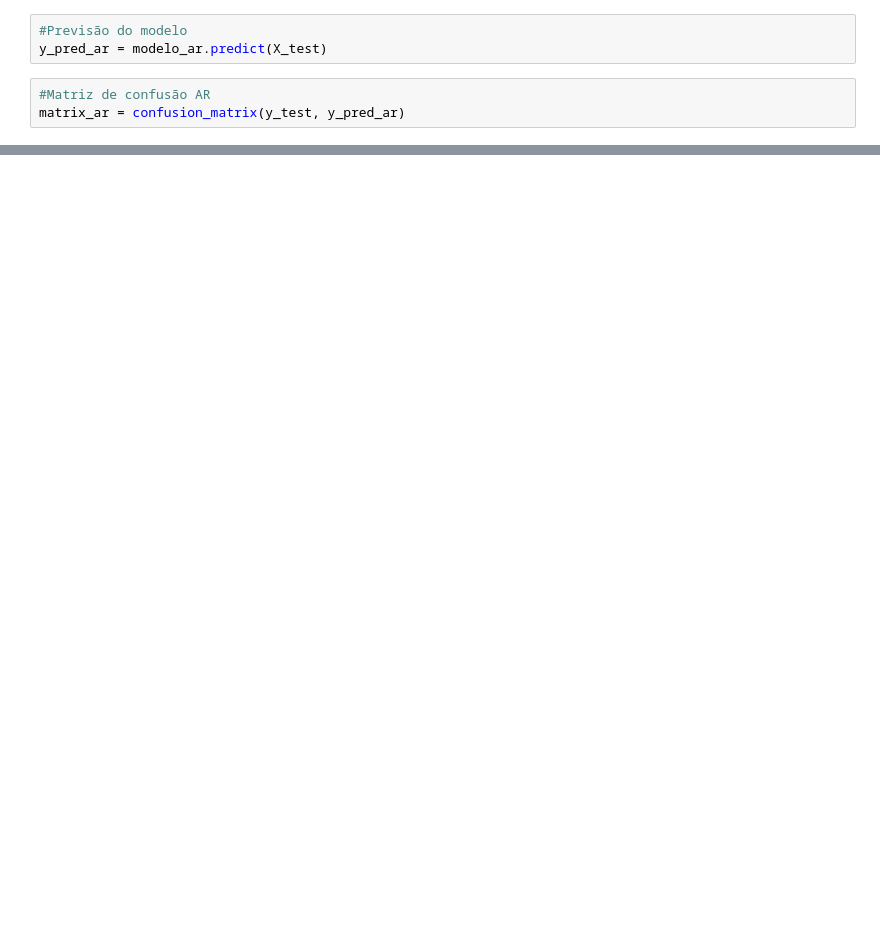
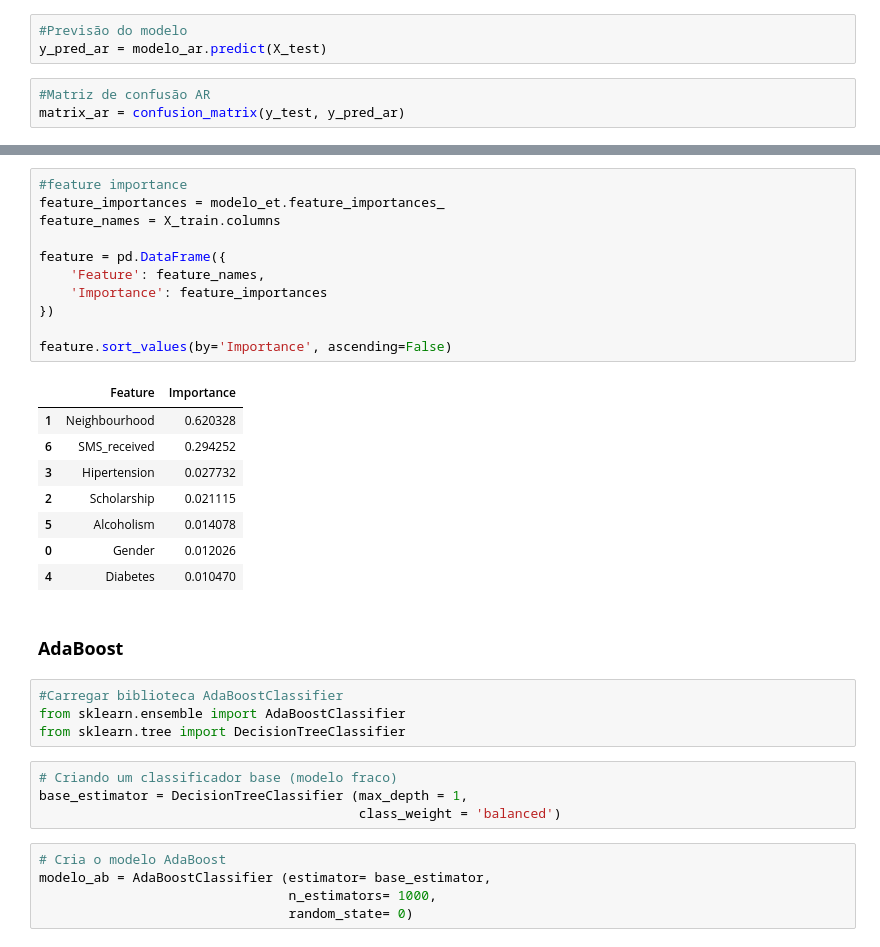
Before and after one commit to lucasmeirellesmachado/CDIA-Estatistica_II, a Jupyter notebook: Atividade_Classificação.ipynb, the cells around one changed output, grey strips where cells are left out. Drawn from its saved outputs; the diff is of its cells as text; blank space fills up the shorter version.

```diff
--- a/Atividade_Classificação.ipynb
+++ b/Atividade_Classificação.ipynb
@@ -584,0 +683,35 @@ weighted avg       0.72      0.65      0.68     22106
+# %%
+#feature importance
+feature_importances = modelo_et.feature_importances_
+feature_names = X_train.columns
+
+feature = pd.DataFrame({
+    'Feature': feature_names,
+    'Importance': feature_importances
+})
+
+feature.sort_values(by='Importance', ascending=False)
+# %% [output]
+|  | Feature | Importance |
+| 1 | Neighbourhood | 0.620328 |
+| 6 | SMS_received | 0.294252 |
+| 3 | Hipertension | 0.027732 |
+| 2 | Scholarship | 0.021115 |
+| 5 | Alcoholism | 0.014078 |
+| 0 | Gender | 0.012026 |
+| 4 | Diabetes | 0.010470 |
+# %% [markdown]
+### **AdaBoost**
+# %%
+#Carregar biblioteca AdaBoostClassifier
+from sklearn.ensemble import AdaBoostClassifier
+from sklearn.tree import DecisionTreeClassifier
+# %%
+# Criando um classificador base (modelo fraco)
+base_estimator = DecisionTreeClassifier (max_depth = 1,
+                                         class_weight = 'balanced')
+# %%
+# Cria o modelo AdaBoost
+modelo_ab = AdaBoostClassifier (estimator= base_estimator,
+                                n_estimators= 1000,
+                                random_state= 0)
```
Also changed, not shown: parts of 30 cells of this notebook.
